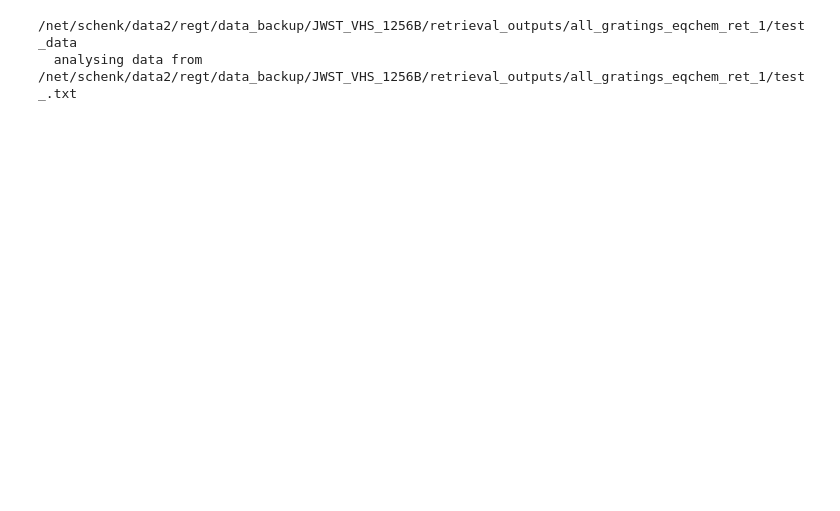
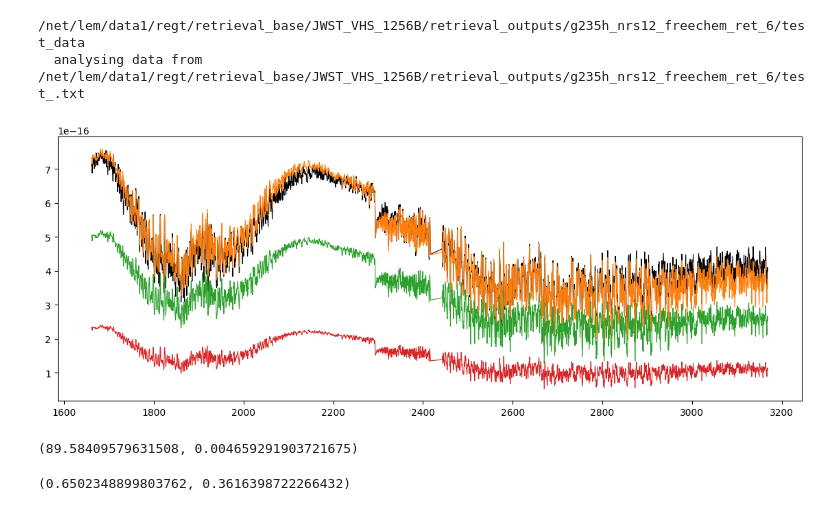
Before and after one commit to samderegt/retrieval_base, a Jupyter notebook: JWST_VHS_1256B/figures/plots.ipynb, the cells around one changed output. Drawn from its saved outputs; the diff is of its cells as text; code cells hidden in the pictures; blank space fills up the shorter version.

Commit message:
Plot updates

```diff
--- a/JWST_VHS_1256B/figures/plots.ipynb
+++ b/JWST_VHS_1256B/figures/plots.ipynb
@@ -15,13 +57,40 @@ c_m = 'C1'; lw_m = 0.8
 
 res_alpha = 0.85
 
-path = '/net/schenk/data2/regt/data_backup/JWST_VHS_1256B/retrieval_outputs'
+# path = '/net/schenk/data2/regt/data_backup/JWST_VHS_1256B/retrieval_outputs'
 # Res = result_utils.RetrievalResults(f'{path}/g140h_nrs12_eqchem_ret_2/test_')
 # Res = result_utils.RetrievalResults(f'{path}/g235h_nrs12_eqchem_ret_1/test_')
-Res = result_utils.RetrievalResults(f'{path}/all_gratings_eqchem_ret_1/test_')
+# Res = result_utils.RetrievalResults(f'{path}/all_gratings_eqchem_ret_1/test_')
+# Res = result_utils.RetrievalResults(f'{path}/all_gratings_freechem_ret_1/test_')
+# path = '/net/lem/data1/regt/retrieval_base/JWST_VHS_1256B/retrieval_outputs/g235h_nrs12_freechem_ret_7/test_'
+path = '/net/lem/data1/regt/retrieval_base/JWST_VHS_1256B/retrieval_outputs/g235h_nrs12_freechem_ret_6/test_'
+Res = result_utils.RetrievalResults(path)
 
-Res.load_components(['d_spec', 'LogLike', 'm_spec_broad'])
-m_spec_complete = copy.deepcopy(Res.m_spec_broad)
+# Res.load_components(['d_spec', 'LogLike', 'm_spec_broad'])
+# m_spec_complete = copy.deepcopy(Res.m_spec_broad)
 # %% [output]
-/net/schenk/data2/regt/data_backup/JWST_VHS_1256B/retrieval_outputs/all_gratings_eqchem_ret_1/test_data
-  analysing data from /net/schenk/data2/regt/data_backup/JWST_VHS_1256B/retrieval_outputs/all_gratings_eqchem_ret_1/test_.txt
+/net/lem/data1/regt/retrieval_base/JWST_VHS_1256B/retrieval_outputs/g235h_nrs12_freechem_ret_6/test_data
+  analysing data from /net/lem/data1/regt/retrieval_base/JWST_VHS_1256B/retrieval_outputs/g235h_nrs12_freechem_ret_6/test_.txt
+# %%
+Res._load_initial_components()
+Res._load_evaluation_components()
+Res.elapsed_times = []
+# %%
+Res._evaluate_sample(Res.bestfit_parameters, evaluation=False)
+
+fig, ax = plt.subplots(figsize=(14,5))
+
+d_wave = Res.d_spec['nirspec_g235h_12_A'].wave.flatten()
+d_flux = Res.d_spec['nirspec_g235h_12_A'].flux.flatten()
+
+m_flux = Res.LogLike.m_flux_phi[0].flatten()
+m_flux_A = Res.m_spec_broad['nirspec_g235h_12_A'].flux_binned.flatten()
+m_flux_B = Res.m_spec_broad['nirspec_g235h_12_B'].flux_binned.flatten()
+
+ax.plot(d_wave, d_flux, c=c_d, lw=lw_d, label='Data')
+ax.plot(d_wave, m_flux, c=c_m, lw=lw_m, label='Model')
+ax.plot(d_wave, m_flux_A, c='C2', lw=lw_m, label='A')
+ax.plot(d_wave, m_flux_B, c='C3', lw=lw_m, label='B')
+plt.show()
+# %% [output]
+[figure, added]
@@ -27,0 +107,11 @@ m_spec_complete = copy.deepcopy(Res.m_spec_broad)
+# %%
+Res.Cloud['nirspec_g235h_12_A']._get_cloud_base(
+    Res.Chem['nirspec_g235h_12_A'], Res.PT['nirspec_g235h_12_A'],
+    species='Mg2SiO4(s)_amorphous__Mie',
+    )
+# %% [output]
+(89.58409579631508, 0.004659291903721675)
+# %%
+Res.Chem['nirspec_g235h_12_A'].CO, Res.Chem['nirspec_g235h_12_A'].FeH
+# %% [output]
+(0.6502348899803762, 0.3616398722266432)
```
Also changed, not shown: parts of 15 cells of this notebook, 11 other files.
